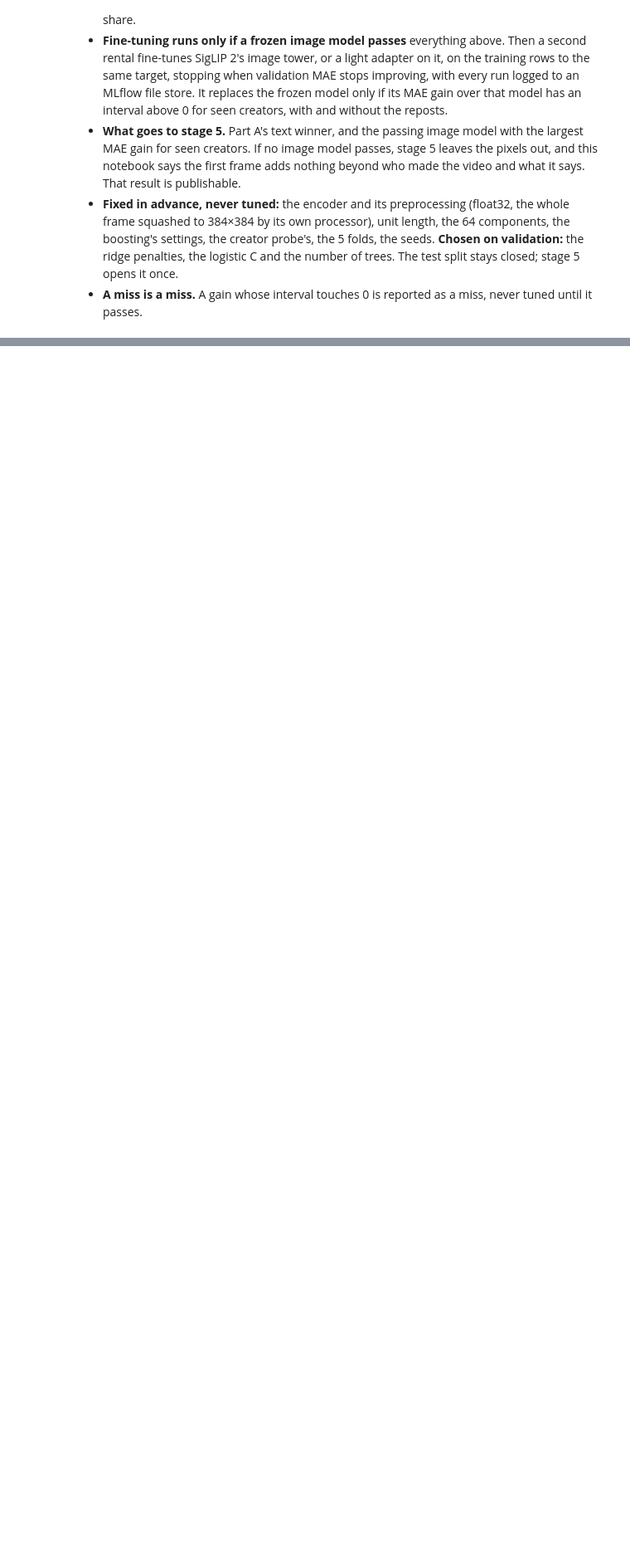
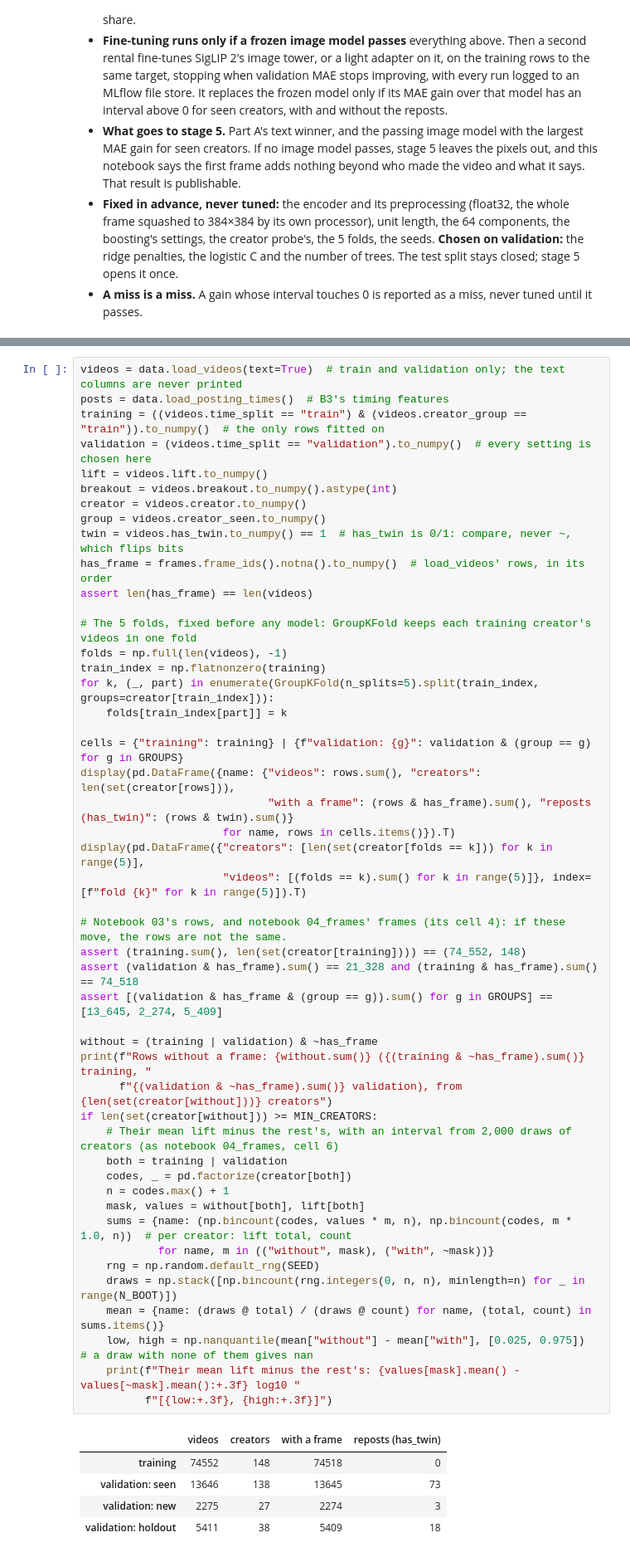
Before and after one commit to saricmilos/share-rate-prediction, a Jupyter notebook: notebooks/04_image.ipynb, the cells around one changed output, grey strips where cells are left out. Shown at 83% size. Drawn from its saved outputs; the diff is of its cells as text; blank space fills up the shorter version.

```diff
--- a/notebooks/04_image.ipynb
+++ b/notebooks/04_image.ipynb
@@ -108,0 +205,54 @@ is applied as written and never re-decided:
+# %%
+videos = data.load_videos(text=True)  # train and validation only; the text columns are never printed
+posts = data.load_posting_times()  # B3's timing features
+training = ((videos.time_split == "train") & (videos.creator_group == "train")).to_numpy()  # the only rows fitted on
+validation = (videos.time_split == "validation").to_numpy()  # every setting is chosen here
+lift = videos.lift.to_numpy()
+breakout = videos.breakout.to_numpy().astype(int)
+creator = videos.creator.to_numpy()
+group = videos.creator_seen.to_numpy()
+twin = videos.has_twin.to_numpy() == 1  # has_twin is 0/1: compare, never ~, which flips bits
+has_frame = frames.frame_ids().notna().to_numpy()  # load_videos' rows, in its order
+assert len(has_frame) == len(videos)
+
+# The 5 folds, fixed before any model: GroupKFold keeps each training creator's videos in one fold
+folds = np.full(len(videos), -1)
+train_index = np.flatnonzero(training)
+for k, (_, part) in enumerate(GroupKFold(n_splits=5).split(train_index, groups=creator[train_index])):
+    folds[train_index[part]] = k
+
+cells = {"training": training} | {f"validation: {g}": validation & (group == g) for g in GROUPS}
+display(pd.DataFrame({name: {"videos": rows.sum(), "creators": len(set(creator[rows])),
+                             "with a frame": (rows & has_frame).sum(), "reposts (has_twin)": (rows & twin).sum()}
+                      for name, rows in cells.items()}).T)
+display(pd.DataFrame({"creators": [len(set(creator[folds == k])) for k in range(5)],
+                      "videos": [(folds == k).sum() for k in range(5)]}, index=[f"fold {k}" for k in range(5)]).T)
+
+# Notebook 03's rows, and notebook 04_frames' frames (its cell 4): if these move, the rows are not the same.
+assert (training.sum(), len(set(creator[training]))) == (74_552, 148)
+assert (validation & has_frame).sum() == 21_328 and (training & has_frame).sum() == 74_518
+assert [(validation & has_frame & (group == g)).sum() for g in GROUPS] == [13_645, 2_274, 5_409]
+
+without = (training | validation) & ~has_frame
+print(f"Rows without a frame: {without.sum()} ({(training & ~has_frame).sum()} training, "
+      f"{(validation & ~has_frame).sum()} validation), from {len(set(creator[without]))} creators")
+if len(set(creator[without])) >= MIN_CREATORS:
+    # Their mean lift minus the rest's, with an interval from 2,000 draws of creators (as notebook 04_frames, cell 6)
+    both = training | validation
+    codes, _ = pd.factorize(creator[both])
+    n = codes.max() + 1
+    mask, values = without[both], lift[both]
+    sums = {name: (np.bincount(codes, values * m, n), np.bincount(codes, m * 1.0, n))  # per creator: lift total, count
+            for name, m in (("without", mask), ("with", ~mask))}
+    rng = np.random.default_rng(SEED)
+    draws = np.stack([np.bincount(rng.integers(0, n, n), minlength=n) for _ in range(N_BOOT)])
+    mean = {name: (draws @ total) / (draws @ count) for name, (total, count) in sums.items()}
+    low, high = np.nanquantile(mean["without"] - mean["with"], [0.025, 0.975])  # a draw with none of them gives nan
+    print(f"Their mean lift minus the rest's: {values[mask].mean() - values[~mask].mean():+.3f} log10 "
+          f"[{low:+.3f}, {high:+.3f}]")
+# %% [output]
+|  | videos | creators | with a frame | reposts (has_twin) |
+| training | 74552 | 148 | 74518 | 0 |
+| validation: seen | 13646 | 138 | 13645 | 73 |
+| validation: new | 2275 | 27 | 2274 | 3 |
+| validation: holdout | 5411 | 38 | 5409 | 18 |
```
Also changed, not shown: parts of 49 cells of this notebook.
